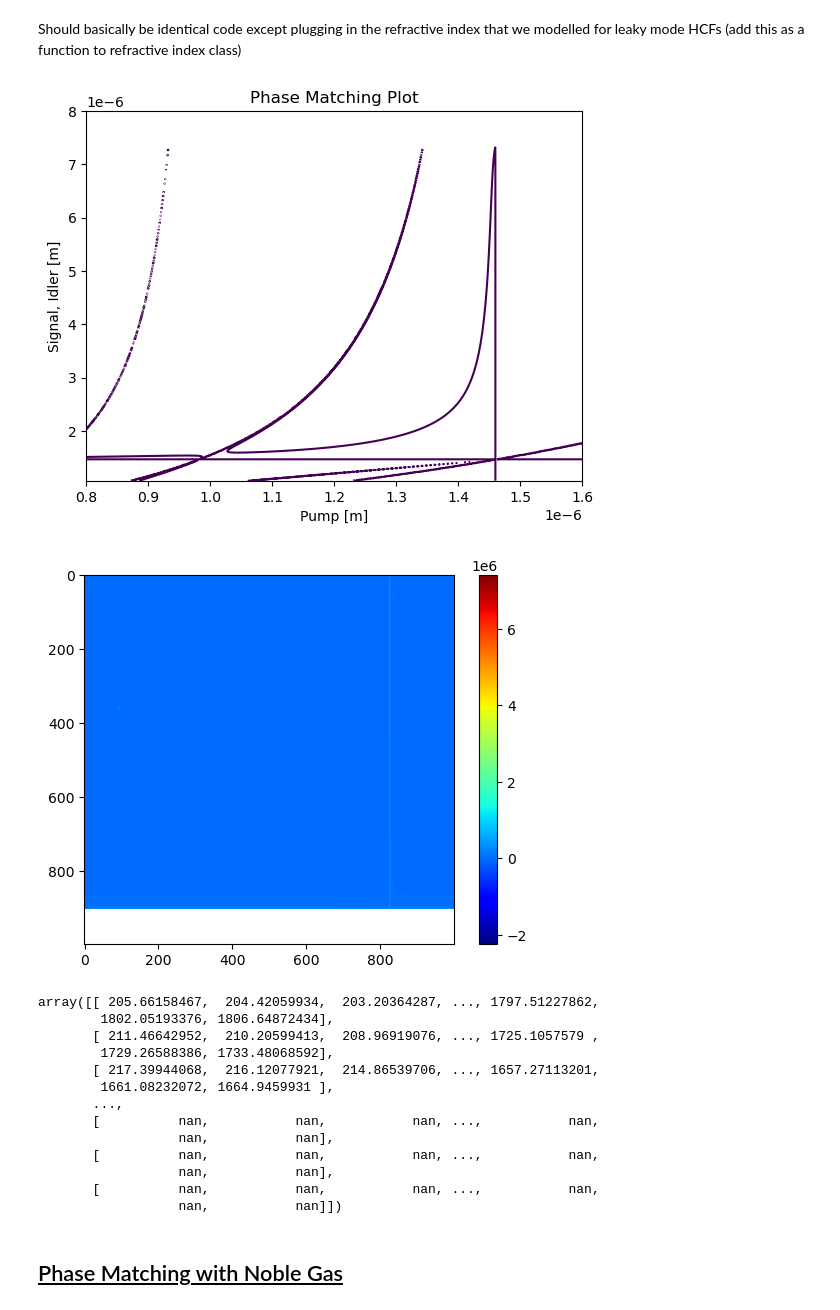
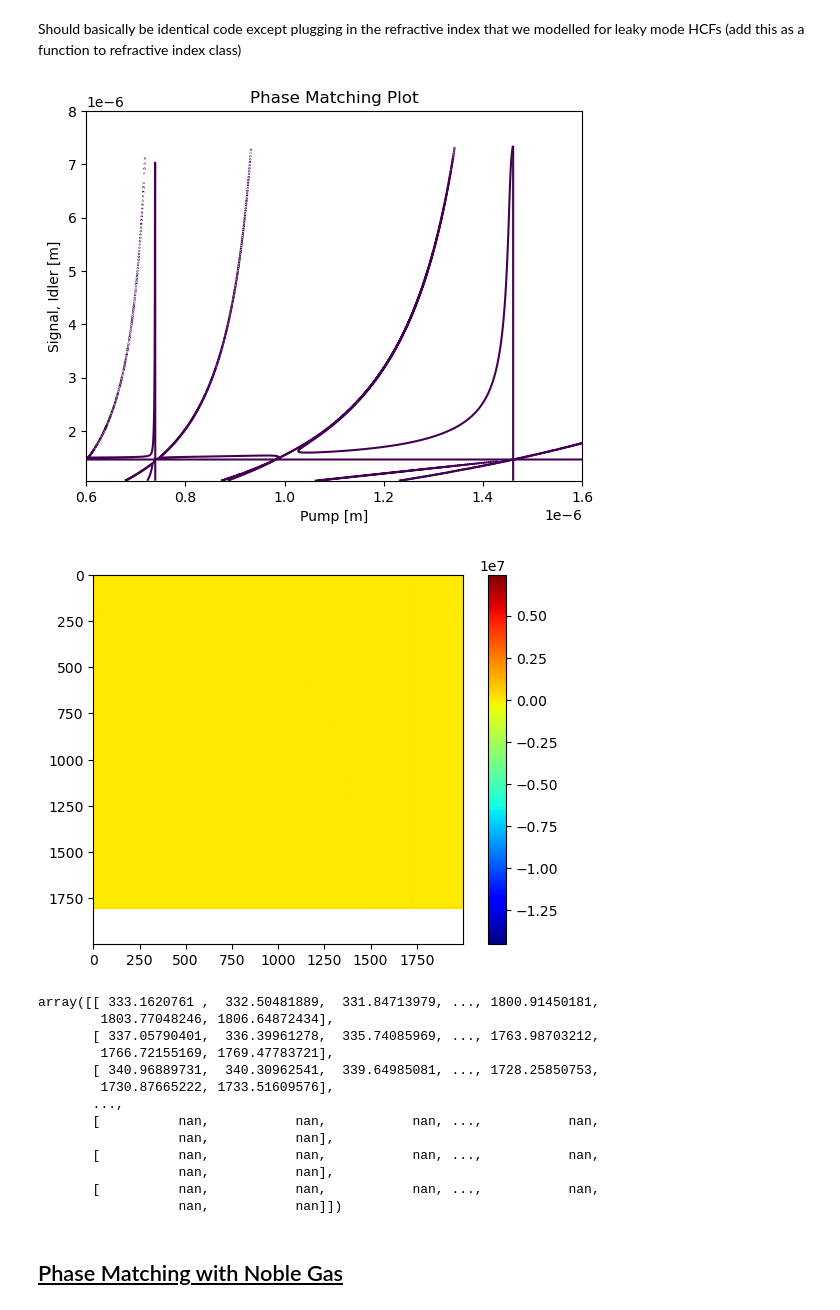
Before and after one commit to jmorse2020/FYP_Simulations, a Jupyter notebook: fwm_simulation.ipynb, the cells around one changed output. Saved outputs shown, nothing was run; the diff lists cells and outputs as text; code cells hidden in the pictures.

```diff
--- a/fwm_simulation.ipynb
+++ b/fwm_simulation.ipynb
@@ -256,26 +256,26 @@ array([[ -4451.50536797,  -4439.7673529 ,  -4427.8852916 , ...,
 # %% [markdown]
 Should basically be identical code except plugging in the refractive index that we modelled for leaky mode HCFs (add this as a function to refractive index class)
 # %%
-pump_wavelengths = np.linspace(0.8e-6, 1.6e-6, 1000)
-signal_wavelengths = np.linspace(1.064e-6, 8.0e-6, 1000)
+pump_wavelengths = np.linspace(0.6e-6, 1.6e-6, 2000)
+signal_wavelengths = np.linspace(1.064e-6, 8.0e-6, 2000)
 
 # * * * HCF Parameters * * * #
 w = 0.7e-6
 R = 24e-6
 gas_pressure = 210000 # mbar
 gas_temperature = 300 # Kelvin
 #refractive_index = RefractiveIndexClass.RefractiveIndex.n_fs
 refractive_index = RefractiveIndex.HCF
 phase_matching(pump_wavelengths=pump_wavelengths, signal_wavelengths=signal_wavelengths, refractive_index=refractive_index)
 # %% [output]
-[figure, old version]
+[figure, new version]
-[figure, old version]
+[figure, new version]
-array([[ 205.66158467,  204.42059934,  203.20364287, ..., 1797.51227862,
-        1802.05193376, 1806.64872434],
-       [ 211.46642952,  210.20599413,  208.96919076, ..., 1725.1057579 ,
-        1729.26588386, 1733.48068592],
-       [ 217.39944068,  216.12077921,  214.86539706, ..., 1657.27113201,
-        1661.08232072, 1664.9459931 ],
+array([[ 333.1620761 ,  332.50481889,  331.84713979, ..., 1800.91450181,
+        1803.77048246, 1806.64872434],
+       [ 337.05790401,  336.39961278,  335.74085969, ..., 1763.98703212,
+        1766.72155169, 1769.47783721],
+       [ 340.96889731,  340.30962541,  339.64985081, ..., 1728.25850753,
+        1730.87665222, 1733.51609576],
        ...,
        [          nan,           nan,           nan, ...,           nan,
                   nan,           nan],
```
Also changed, not shown: parts of 18 cells of this notebook.
